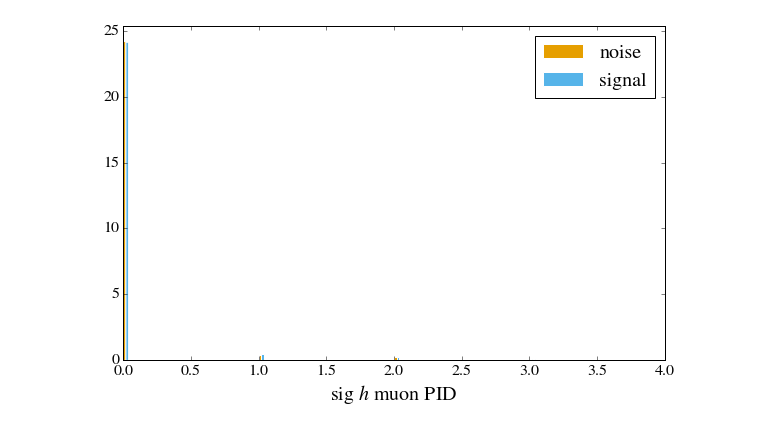
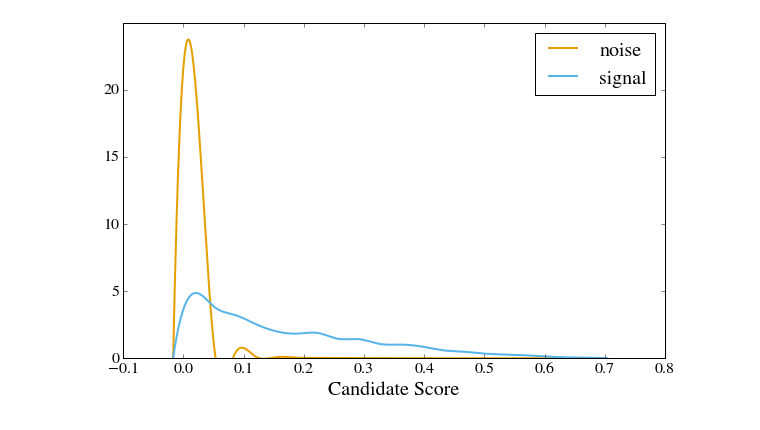
Before and after one commit to dchao34/bdtaunu_machine_learning, a Jupyter notebook: candidate_selection/feature_exploration/feature_exploration.ipynb, the cells around one changed output. Drawn from its saved outputs; the diff is of its cells as text; code cells hidden in the pictures.

```diff
--- a/candidate_selection/feature_exploration/feature_exploration.ipynb
+++ b/candidate_selection/feature_exploration/feature_exploration.ipynb
@@ -41,7 +42,8 @@ typeset_name = {
     'tag_l_epid' : r'tag $\ell$ electron PID',
     'tag_l_mupid' : r'tag $\ell$ muon PID',
     'sig_h_epid' : r'sig $h$ electron PID',
-    'sig_h_mupid' : r'sig $h$ muon PID'
+    'sig_h_mupid' : r'sig $h$ muon PID',
+    'cand_score' : r'Candidate Score'
 }
 # %%
 def apply_cut(arr, varname, lower=None, upper=None):
@@ -593,18 +56,26 @@ histRec(X_cut, varname, Y='is_matched', ax=ax,
-# %%
-varname = 'sig_h_mupid'
-X_cut = apply_cut(X, varname, 0.0)
-
-fig = plt.figure(figsize=(6*1.618, 6))
-ax = fig.add_subplot(111)
-if use_log_yscale: ax.set_yscale('log')
-ax.tick_params(axis='both', which='major', labelsize=16)
-
-histRec(X_cut, varname, Y='is_matched', ax=ax,
-        stacked=False, show_hist=True, bins=100,
-        show_spline=False, knots_spline=20,
-        normed=True,
-        xlabel=typeset_name[varname],
-        legend_names=legend_names,
-        legend=True)
-# %% [output]
-[figure, removed]
+# %%
+use_log_yscale = False
+save_pdf = True
+pdf = None
+
+if save_pdf:
+    pdf = PdfPages('candidate_selection_plots.pdf')
+# %%
+X_cut = apply_cut(X, 'cand_score', 0, 0.7)
+
+fig = plt.figure(figsize=(6*1.618, 6))
+ax = fig.add_subplot(111)
+if use_log_yscale: ax.set_yscale('log')
+ax.tick_params(axis='both', which='major', labelsize=16)
+
+histRec(X_cut, 'cand_score', Y='is_matched', ax=ax,
+        stacked=False, show_hist=False, bins=100,
+        show_spline=True, knots_spline=20,
+        normed=True,
+        xlabel=typeset_name['cand_score'],
+        legend_names=legend_names,
+        legend=True)
+
+if save_pdf: pdf.savefig()
+# %% [output]
+[figure, added]
```
Also changed, not shown: parts of 64 cells of this notebook.
